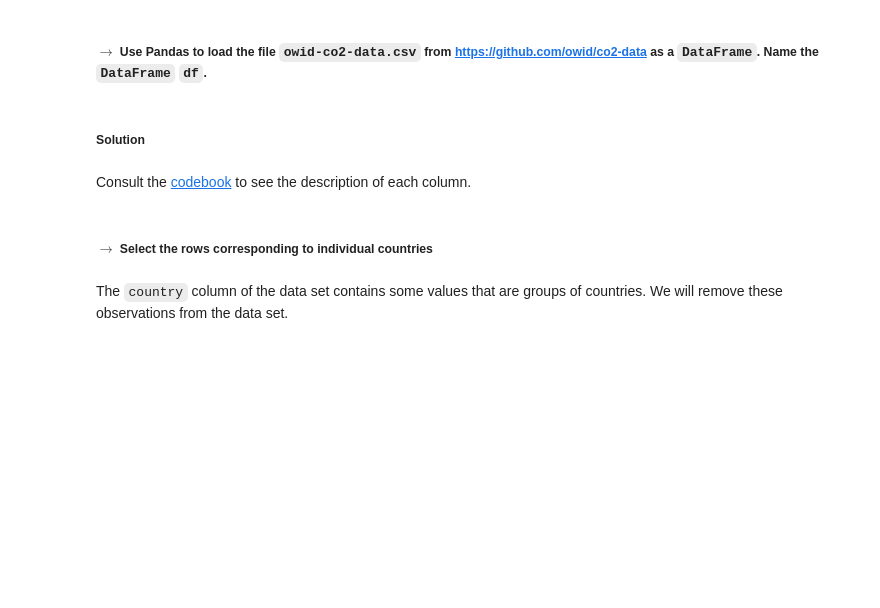
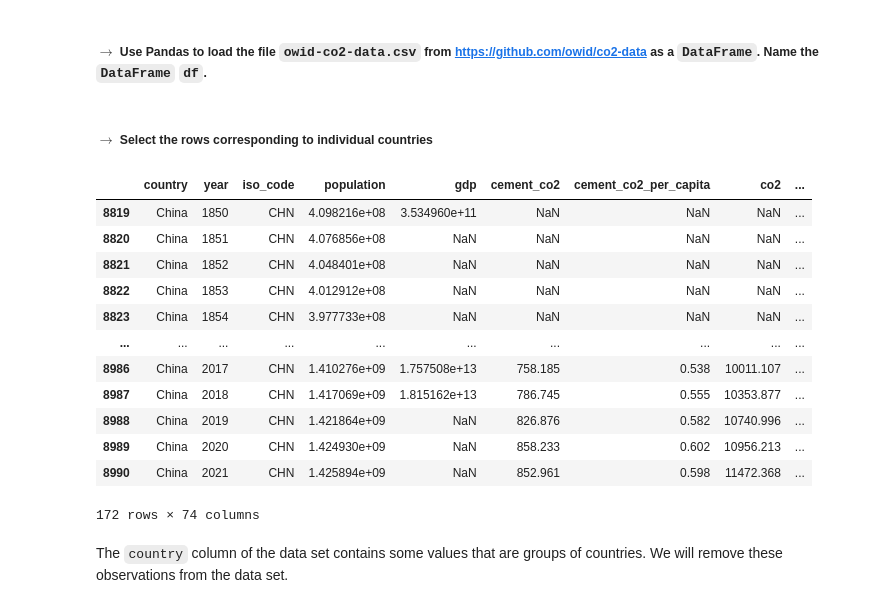
Before and after one commit to pstimeSU/co2emissions, a Jupyter notebook: Paige_Stime_MATH2315_Lab_1.ipynb, the cells around one changed output. Drawn from its saved outputs; the diff is of its cells as text; code cells hidden in the pictures; blank space fills up the shorter version.

```diff
--- a/Paige_Stime_MATH2315_Lab_1.ipynb
+++ b/Paige_Stime_MATH2315_Lab_1.ipynb
@@ -42,12 +42,25 @@ df
 46523 rows × 74 columns
 # %% [markdown]
 ##### $\rightarrow$ Use Pandas to load the file `owid-co2-data.csv` from https://github.com/owid/co2-data as a `DataFrame`. Name the `DataFrame` `df`.
-# %% [markdown]
-##### Solution
-# %% [markdown]
-Consult the [codebook](https://github.com/owid/co2-data/blob/master/owid-co2-codebook.csv) to see the description of each column.
 # %% [markdown]
 ##### $\rightarrow$ Select the rows corresponding to individual countries
+# %%
+df.loc[df['country']=="United States"]
+df.loc[df['country']=="China"]
+# %% [output]
+|  | country | year | iso_code | population | gdp | cement_co2 | cement_co2_per_capita | co2 | ... |
+| 8819 | China | 1850 | CHN | 4.098216e+08 | 3.534960e+11 | NaN | NaN | NaN | ... |
+| 8820 | China | 1851 | CHN | 4.076856e+08 | NaN | NaN | NaN | NaN | ... |
+| 8821 | China | 1852 | CHN | 4.048401e+08 | NaN | NaN | NaN | NaN | ... |
+| 8822 | China | 1853 | CHN | 4.012912e+08 | NaN | NaN | NaN | NaN | ... |
+| 8823 | China | 1854 | CHN | 3.977733e+08 | NaN | NaN | NaN | NaN | ... |
+| ... | ... | ... | ... | ... | ... | ... | ... | ... | ... |
+| 8986 | China | 2017 | CHN | 1.410276e+09 | 1.757508e+13 | 758.185 | 0.538 | 10011.107 | ... |
+| 8987 | China | 2018 | CHN | 1.417069e+09 | 1.815162e+13 | 786.745 | 0.555 | 10353.877 | ... |
+| 8988 | China | 2019 | CHN | 1.421864e+09 | NaN | 826.876 | 0.582 | 10740.996 | ... |
+| 8989 | China | 2020 | CHN | 1.424930e+09 | NaN | 858.233 | 0.602 | 10956.213 | ... |
+| 8990 | China | 2021 | CHN | 1.425894e+09 | NaN | 852.961 | 0.598 | 11472.368 | ... |
+172 rows × 74 columns
 # %% [markdown]
 The `country` column of the data set contains some values that are groups of countries. We will remove these observations from the data set.
 # %%
```
Also changed, not shown: parts of 25 cells of this notebook.
